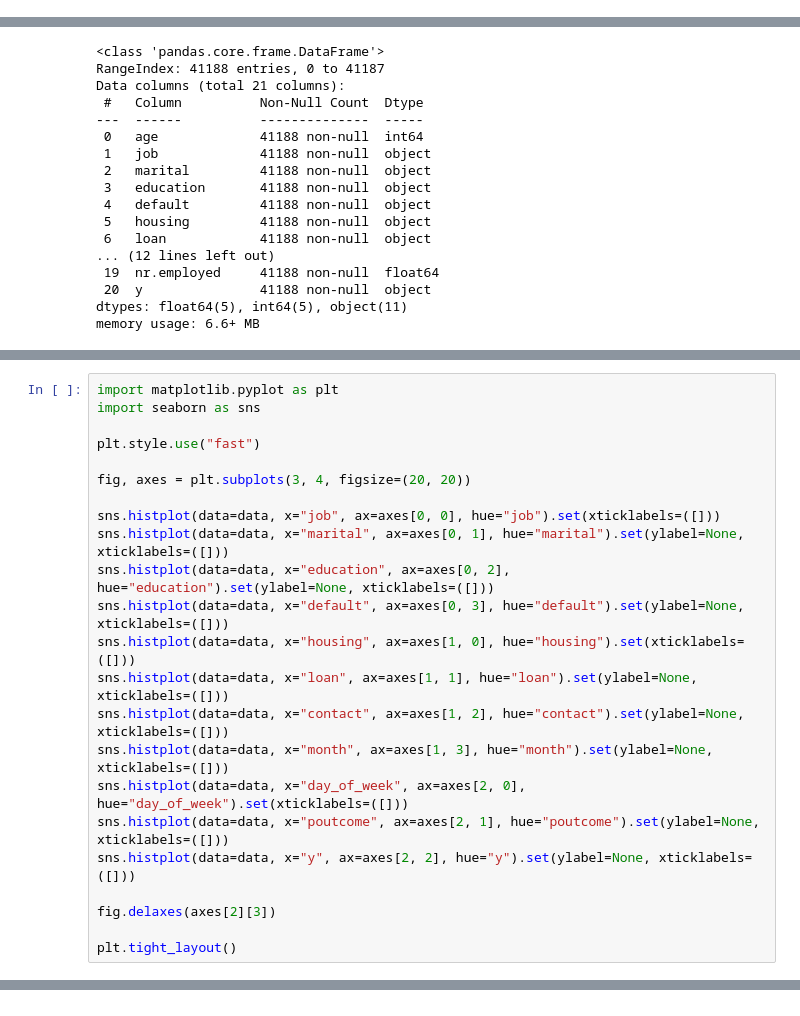
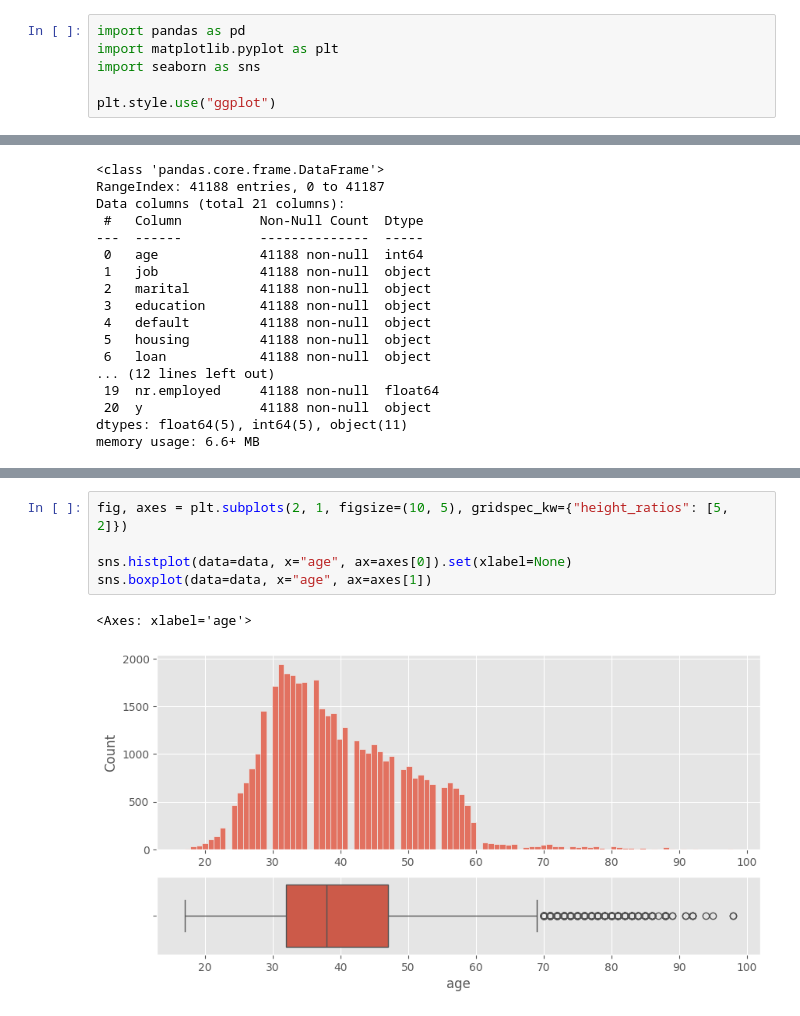
Before and after one commit to allankruger/logistic-regression, a Jupyter notebook: src/explore.ipynb, the cells around one changed output, grey strips where cells are left out. Cells and saved outputs as stored; diff of their text form.

```diff
--- a/src/explore.ipynb
+++ b/src/explore.ipynb
@@ -2,0 +54,6 @@
+# %%
+import pandas as pd
+import matplotlib.pyplot as plt
+import seaborn as sns
+
+plt.style.use("ggplot")
@@ -89,23 +172,0 @@ data.describe()
-# %%
-import matplotlib.pyplot as plt
-import seaborn as sns
-
-plt.style.use("fast")
-
-fig, axes = plt.subplots(3, 4, figsize=(20, 20))
-
-sns.histplot(data=data, x="job", ax=axes[0, 0], hue="job").set(xticklabels=([]))
-sns.histplot(data=data, x="marital", ax=axes[0, 1], hue="marital").set(ylabel=None, xticklabels=([]))
-sns.histplot(data=data, x="education", ax=axes[0, 2], hue="education").set(ylabel=None, xticklabels=([]))
-sns.histplot(data=data, x="default", ax=axes[0, 3], hue="default").set(ylabel=None, xticklabels=([]))
-sns.histplot(data=data, x="housing", ax=axes[1, 0], hue="housing").set(xticklabels=([]))
-sns.histplot(data=data, x="loan", ax=axes[1, 1], hue="loan").set(ylabel=None, xticklabels=([]))
-sns.histplot(data=data, x="contact", ax=axes[1, 2], hue="contact").set(ylabel=None, xticklabels=([]))
-sns.histplot(data=data, x="month", ax=axes[1, 3], hue="month").set(ylabel=None, xticklabels=([]))
-sns.histplot(data=data, x="day_of_week", ax=axes[2, 0], hue="day_of_week").set(xticklabels=([]))
-sns.histplot(data=data, x="poutcome", ax=axes[2, 1], hue="poutcome").set(ylabel=None, xticklabels=([]))
-sns.histplot(data=data, x="y", ax=axes[2, 2], hue="y").set(ylabel=None, xticklabels=([]))
-
-fig.delaxes(axes[2][3])
-
-plt.tight_layout()
@@ -488,0 +173,8 @@ data_scal.head()
+# %%
+fig, axes = plt.subplots(2, 1, figsize=(10, 5), gridspec_kw={"height_ratios": [5, 2]})
+
+sns.histplot(data=data, x="age", ax=axes[0]).set(xlabel=None)
+sns.boxplot(data=data, x="age", ax=axes[1])
+# %% [output]
+<Axes: xlabel='age'>
+[figure, added]
```
Also changed, not shown: parts of 80 cells of this notebook.
